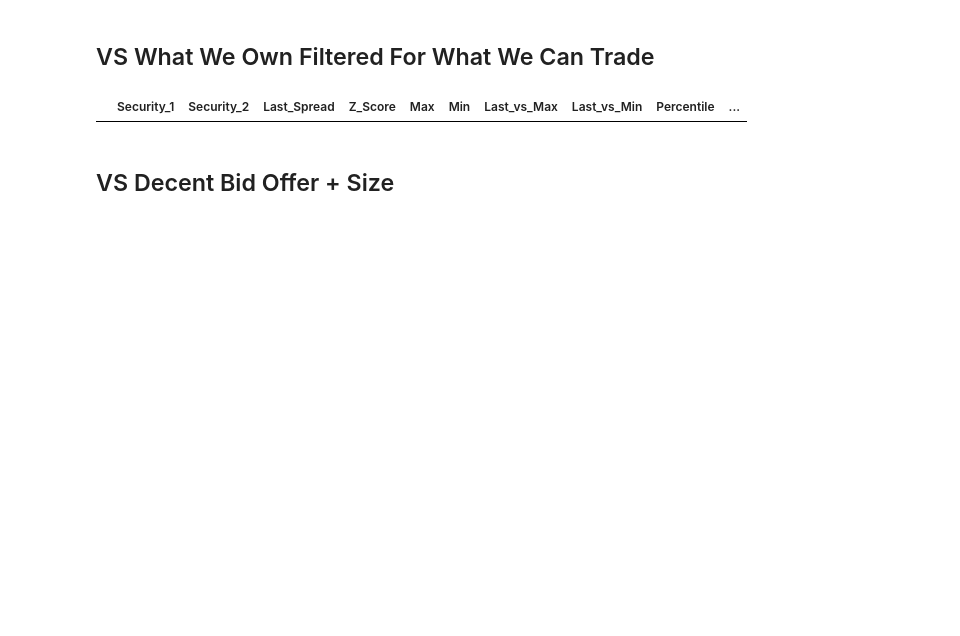
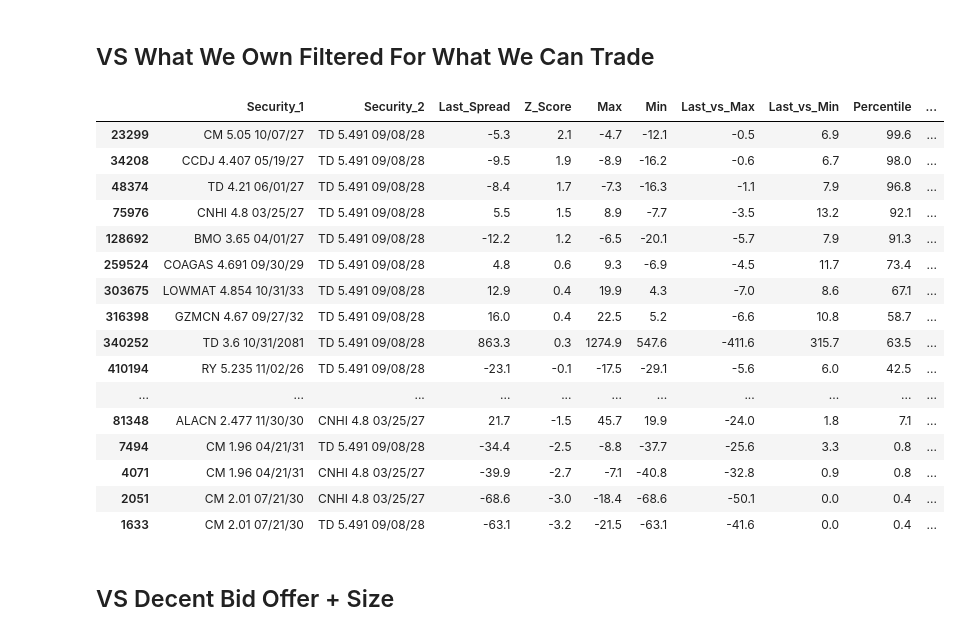
Before and after one commit to ewswlw/work_supa, a Jupyter notebook: analytics/t.ipynb, the cells around one changed output. Saved outputs shown, nothing was run; the diff lists cells and outputs as text; code cells hidden in the pictures; blank space fills up the shorter version.

```diff
--- a/analytics/t.ipynb
+++ b/analytics/t.ipynb
@@ -364,34 +385,50 @@ g_z_own_executable_select = g_z_own_executable[[
     'Min',
     'Last_vs_Max',
     'Last_vs_Min',
     'Percentile',
     'Custom_Sector_1',
     'Custom_Sector_2',
     'Yrs_Mat_Bucket_1',
     'Yrs_Mat_Bucket_2',
     'Size @ Best Offer_runs1',
     'Size @ Best Bid_runs2',
     'Bid/Offer_runs1',
     'Bid/Offer_runs2'
 ]].copy()
 
 # Sort by Z_Score descending
 g_z_own_executable_select = g_z_own_executable_select.sort_values(by='Z_Score', ascending=False)
 
 # Identify float columns except the two size columns
 size_cols = ['Size @ Best Offer_runs1', 'Size @ Best Bid_runs2']
 float_cols = [col for col in g_z_own_executable_select.columns if g_z_own_executable_select[col].dtype == 'float' and col not in size_cols]
 
 # Build the format dictionary
 format_dict = {col: '{:.1f}' for col in float_cols}
 format_dict.update({col: '{:,.0f}' for col in size_cols})
 
 # Display with custom formatting
 display(
-    g_z_own_executable_select.head(30).style.format(format_dict)
+    g_z_own_executable_select.head(50).style.format(format_dict)
 )
 # %% [output]
 |  | Security_1 | Security_2 | Last_Spread | Z_Score | Max | Min | Last_vs_Max | Last_vs_Min | Percentile | ... |
+| 23299 | CM 5.05 10/07/27 | TD 5.491 09/08/28 | -5.3 | 2.1 | -4.7 | -12.1 | -0.5 | 6.9 | 99.6 | ... |
+| 34208 | CCDJ 4.407 05/19/27 | TD 5.491 09/08/28 | -9.5 | 1.9 | -8.9 | -16.2 | -0.6 | 6.7 | 98.0 | ... |
+| 48374 | TD 4.21 06/01/27 | TD 5.491 09/08/28 | -8.4 | 1.7 | -7.3 | -16.3 | -1.1 | 7.9 | 96.8 | ... |
+| 75976 | CNHI 4.8 03/25/27 | TD 5.491 09/08/28 | 5.5 | 1.5 | 8.9 | -7.7 | -3.5 | 13.2 | 92.1 | ... |
+| 128692 | BMO 3.65 04/01/27 | TD 5.491 09/08/28 | -12.2 | 1.2 | -6.5 | -20.1 | -5.7 | 7.9 | 91.3 | ... |
+| 259524 | COAGAS 4.691 09/30/29 | TD 5.491 09/08/28 | 4.8 | 0.6 | 9.3 | -6.9 | -4.5 | 11.7 | 73.4 | ... |
+| 303675 | LOWMAT 4.854 10/31/33 | TD 5.491 09/08/28 | 12.9 | 0.4 | 19.9 | 4.3 | -7.0 | 8.6 | 67.1 | ... |
+| 316398 | GZMCN 4.67 09/27/32 | TD 5.491 09/08/28 | 16.0 | 0.4 | 22.5 | 5.2 | -6.6 | 10.8 | 58.7 | ... |
+| 340252 | TD 3.6 10/31/2081 | TD 5.491 09/08/28 | 863.3 | 0.3 | 1274.9 | 547.6 | -411.6 | 315.7 | 63.5 | ... |
+| 410194 | RY 5.235 11/02/26 | TD 5.491 09/08/28 | -23.1 | -0.1 | -17.5 | -29.1 | -5.6 | 6.0 | 42.5 | ... |
+| ... | ... | ... | ... | ... | ... | ... | ... | ... | ... | ... |
+| 81348 | ALACN 2.477 11/30/30 | CNHI 4.8 03/25/27 | 21.7 | -1.5 | 45.7 | 19.9 | -24.0 | 1.8 | 7.1 | ... |
+| 7494 | CM 1.96 04/21/31 | TD 5.491 09/08/28 | -34.4 | -2.5 | -8.8 | -37.7 | -25.6 | 3.3 | 0.8 | ... |
+| 4071 | CM 1.96 04/21/31 | CNHI 4.8 03/25/27 | -39.9 | -2.7 | -7.1 | -40.8 | -32.8 | 0.9 | 0.8 | ... |
+| 2051 | CM 2.01 07/21/30 | CNHI 4.8 03/25/27 | -68.6 | -3.0 | -18.4 | -68.6 | -50.1 | 0.0 | 0.4 | ... |
+| 1633 | CM 2.01 07/21/30 | TD 5.491 09/08/28 | -63.1 | -3.2 | -21.5 | -63.1 | -41.6 | 0.0 | 0.4 | ... |
 # %% [markdown]
 ## VS Decent Bid Offer + Size
 # %%
```
Also changed, not shown: parts of 10 cells of this notebook.
